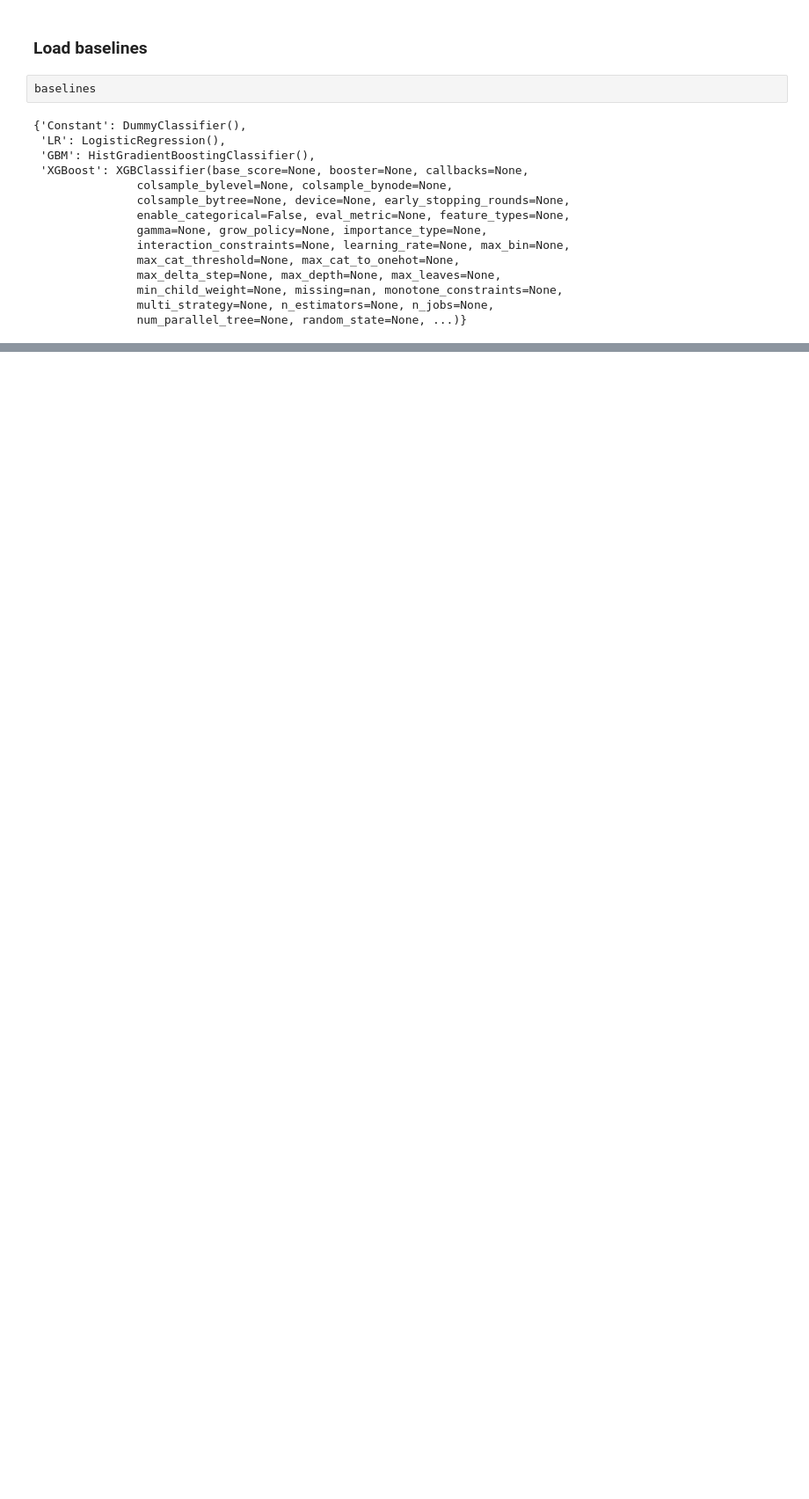
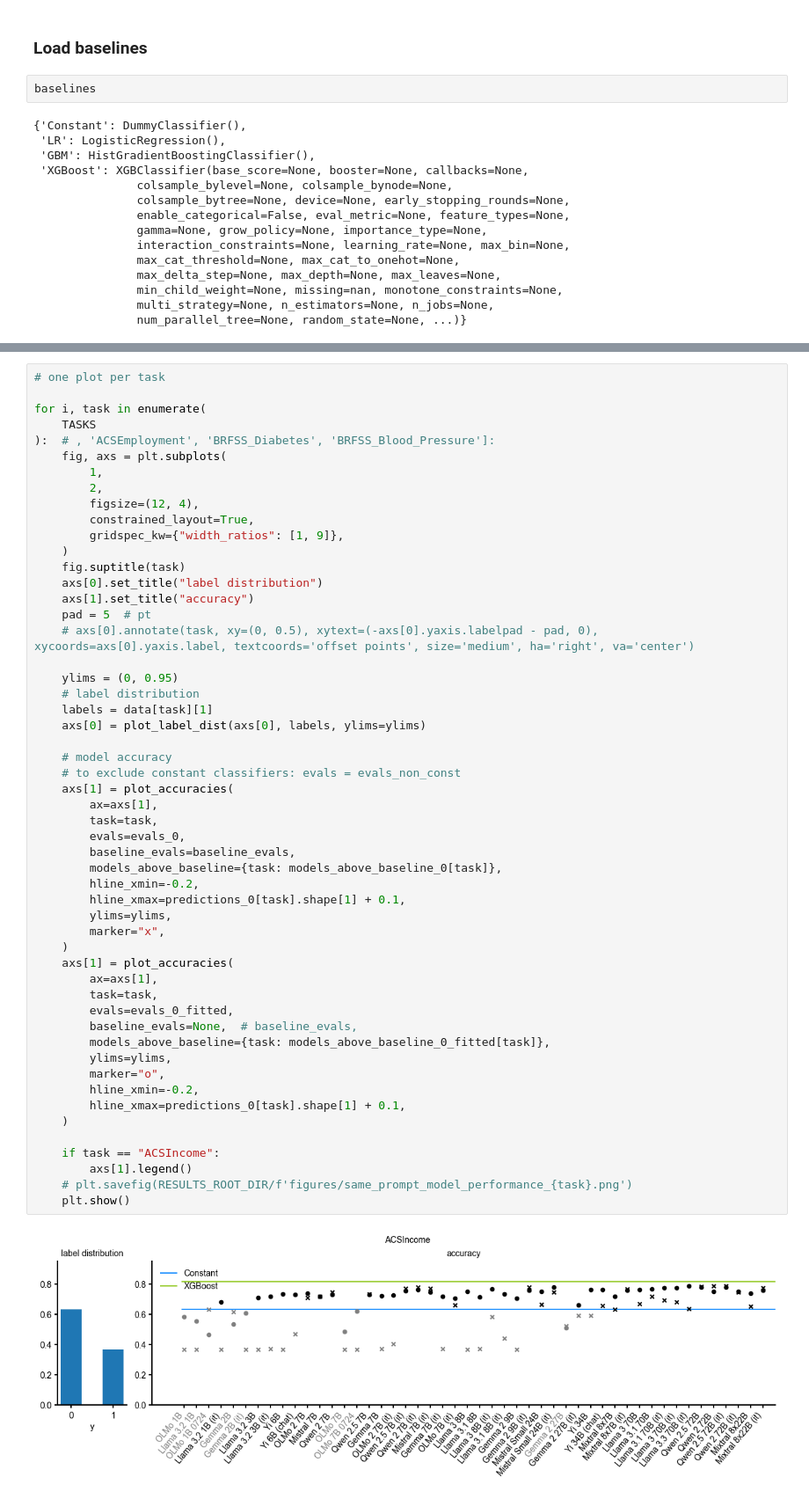
Before and after one commit to milagorecki/monoculture-multiplicity-paper, a Jupyter notebook: notebooks/same-prompt-performance.ipynb, the cells around one changed output, grey strips where cells are left out. Shown at 88% size. Saved outputs shown, nothing was run; the diff lists cells and outputs as text; blank space fills up the shorter version.

```diff
--- a/notebooks/same-prompt-performance.ipynb
+++ b/notebooks/same-prompt-performance.ipynb
@@ -359,0 +679,55 @@ for task in ACS_TASKS:
+# %%
+# one plot per task
+
+for i, task in enumerate(
+    TASKS
+):  # , 'ACSEmployment', 'BRFSS_Diabetes', 'BRFSS_Blood_Pressure']:
+    fig, axs = plt.subplots(
+        1,
+        2,
+        figsize=(12, 4),
+        constrained_layout=True,
+        gridspec_kw={"width_ratios": [1, 9]},
+    )
+    fig.suptitle(task)
+    axs[0].set_title("label distribution")
+    axs[1].set_title("accuracy")
+    pad = 5  # pt
+    # axs[0].annotate(task, xy=(0, 0.5), xytext=(-axs[0].yaxis.labelpad - pad, 0), xycoords=axs[0].yaxis.label, textcoords='offset points', size='medium', ha='right', va='center')
+
+    ylims = (0, 0.95)
+    # label distribution
+    labels = data[task][1]
+    axs[0] = plot_label_dist(axs[0], labels, ylims=ylims)
+
+    # model accuracy
+    # to exclude constant classifiers: evals = evals_non_const
+    axs[1] = plot_accuracies(
+        ax=axs[1],
+        task=task,
+        evals=evals_0,
+        baseline_evals=baseline_evals,
+        models_above_baseline={task: models_above_baseline_0[task]},
+        hline_xmin=-0.2,
+        hline_xmax=predictions_0[task].shape[1] + 0.1,
+        ylims=ylims,
+        marker="x",
+    )
+    axs[1] = plot_accuracies(
+        ax=axs[1],
+        task=task,
+        evals=evals_0_fitted,
+        baseline_evals=None,  # baseline_evals,
+        models_above_baseline={task: models_above_baseline_0_fitted[task]},
+        ylims=ylims,
+        marker="o",
+        hline_xmin=-0.2,
+        hline_xmax=predictions_0[task].shape[1] + 0.1,
+    )
+
+    if task == "ACSIncome":
+        axs[1].legend()
+    # plt.savefig(RESULTS_ROOT_DIR/f'figures/same_prompt_model_performance_{task}.png')
+    plt.show()
+# %% [output]
+[figure, added]
```
Also changed, not shown: parts of 42 cells of this notebook, 12 other files.
